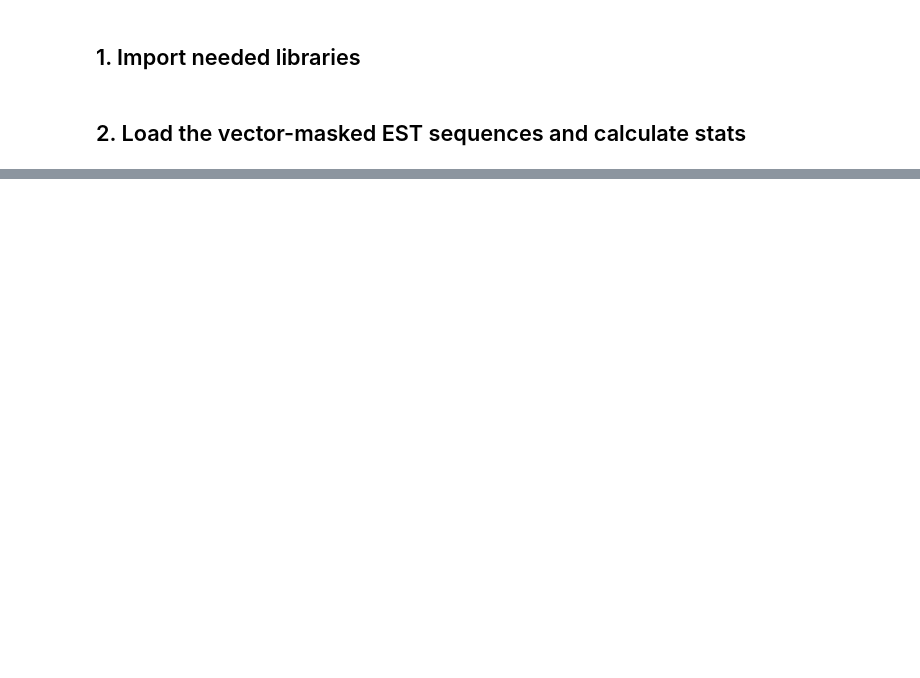
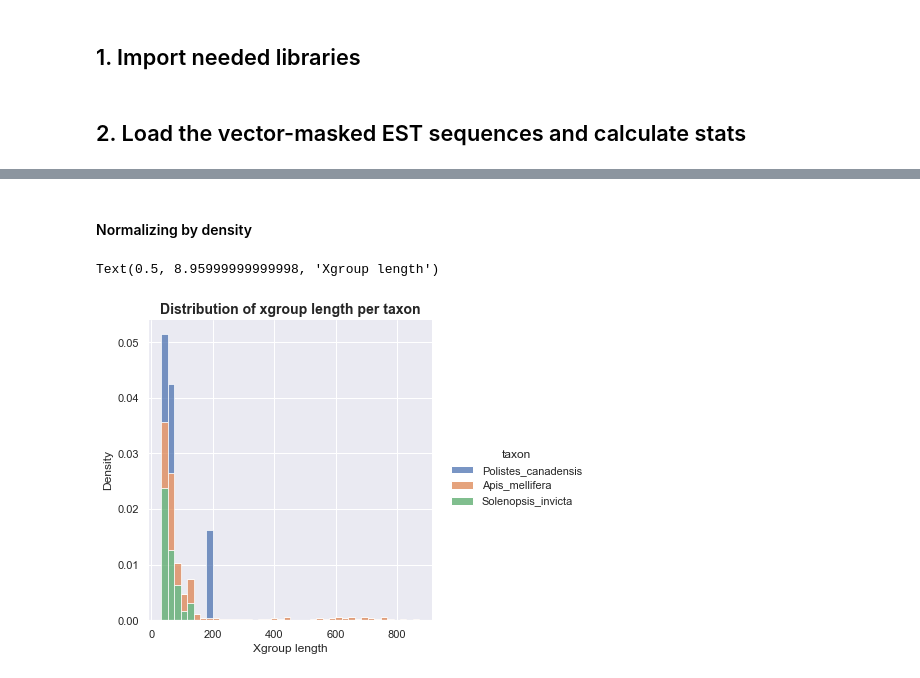
Before and after one commit to flayner2/lab_data_analysis, a Jupyter notebook: notebooks/analyze_vector_masking_data.ipynb, the cells around one changed output, grey strips where cells are left out. Saved outputs shown, nothing was run; the diff lists cells and outputs as text; code cells hidden in the pictures; blank space fills up the shorter version.

```diff
--- a/notebooks/analyze_vector_masking_data.ipynb
+++ b/notebooks/analyze_vector_masking_data.ipynb
@@ -38,0 +106,9 @@ xgroups_data.head()
+# %% [markdown]
+#### Normalizing by density
+# %%
+sns.displot(data=xgroups_data, x='xgroup_len', bins=40, hue='taxon', multiple='stack', stat='density', common_norm=False)
+plt.title('Distribution of xgroup length per taxon', fontdict={'fontsize': 14, 'fontweight': 'bold'})
+plt.xlabel('Xgroup length')
+# %% [output]
+Text(0.5, 8.95999999999998, 'Xgroup length')
+[figure, added]
```
Also changed, not shown: parts of 42 cells of this notebook.
